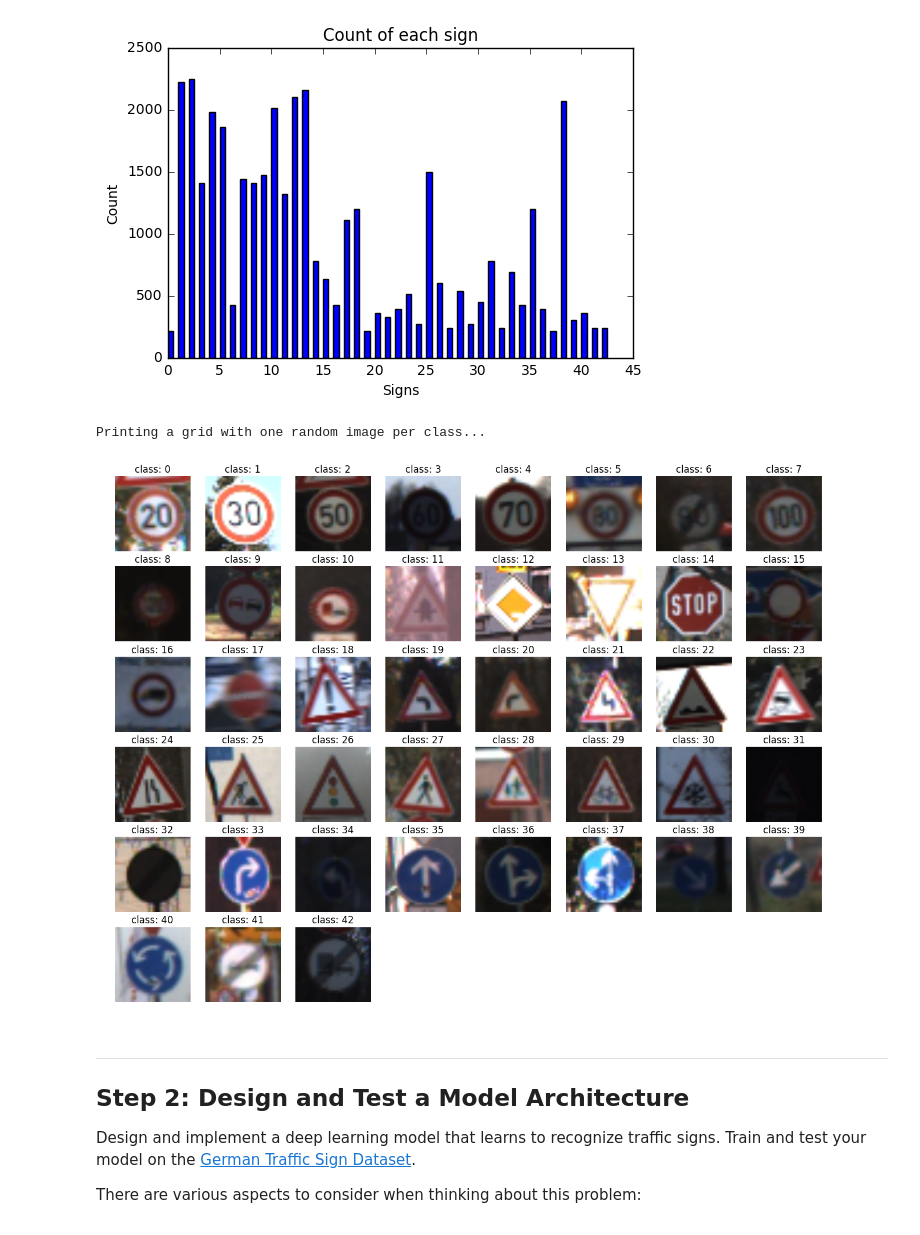
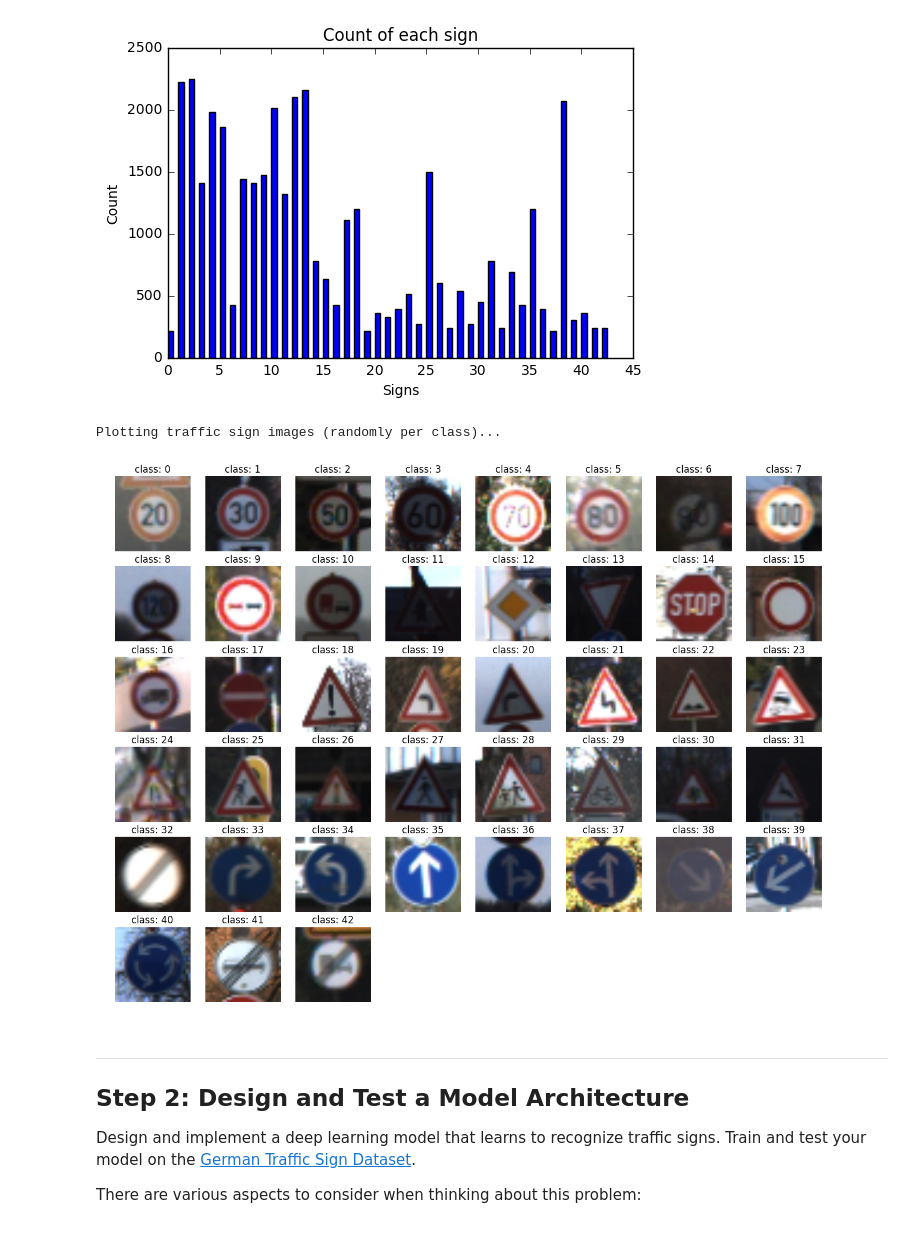
Before and after one commit to dankiman/CarND-Traffic-Sign-Classifier-Project, a Jupyter notebook: Traffic_Sign_Classifier.ipynb, the cells around one changed output. Cells and saved outputs as stored; diff of their text form; code cells hidden in the pictures.

```diff
--- a/Traffic_Sign_Classifier.ipynb
+++ b/Traffic_Sign_Classifier.ipynb
@@ -105,28 +107,29 @@ import matplotlib.pyplot as plt
 # %%
 def plot_histogram(labels):
     """
-    This function plots a histogram of the signs classes,
-    and prints some useful information about the number
-    of observations per class.
+    This function plots a sign class histogram.
+    It also prints some useful information about the
+    number of observations per class.
     :input labels: array with the signs labels for each feature
     """
     print()
     print("Plotting the count of each sign...")
+
     inputs_per_class = np.bincount(labels)
     max_inputs = np.max(inputs_per_class)
     print()
     print("    Max observations for class: {}".format(max(inputs_per_class)))
     print("    Min observations for class: {}".format(min(inputs_per_class)))
+
     mpl_fig = plt.figure()
     ax = mpl_fig.add_subplot(111)
     ax.set_ylabel('Count')
     ax.set_xlabel('Signs')
     ax.set_title('Count of each sign')
     ax.bar(range(len(inputs_per_class)), inputs_per_class, 0.5, color='blue')
+
     plt.show()
 
-X_train = np.array(X_train)
-y_train = np.array(y_train)
 plot_histogram(y_train)
 # %% [output]
 Plotting the count of each sign...
@@ -137,28 +140,28 @@ Plotting the count of each sign...
 # %%
 def plot_grid(features, labels):
     """
-    This function plots a random image of each class
-    using a 8x8 grid.
+    This function plots a 8x8 grid of images, and
+    it picks a random image of each class to be showed
+    in each cell of the grid.
+    :input features: array with the traffic signs
+    :input labels: array with the signs labels for each feature
     """
-    print('Printing a grid with one random image per class...')
+    print('Plotting traffic sign images (randomly per class)...')
     plt.figure(figsize=(16, 16))
     for label in range(len(set(labels))):
-        # find the indexes of the elements labeled as i
-        mask = np.where(labels == label)[0]
-        # select a random element
-        img = features[np.random.choice(mask)]
-        # plot the grid
+        mask = np.where(labels == label)[0]  # find the indexes of the elements labeled as i
+        img = features[np.random.choice(mask)]  # select a random element
         plt.subplot(8, 8, label+1)
         plt.title('class: {}'.format(label))
         plt.imshow(img)
         plt.axis('off')
 
     plt.show()
 
 plot_grid(X_train, y_train)
 # %% [output]
-Printing a grid with one random image per class...
+Plotting traffic sign images (randomly per class)...
-[figure, old version]
+[figure, new version]
 # %% [markdown]
 ----
 
```
Also changed, not shown: parts of 41 cells of this notebook, 22 other files.
